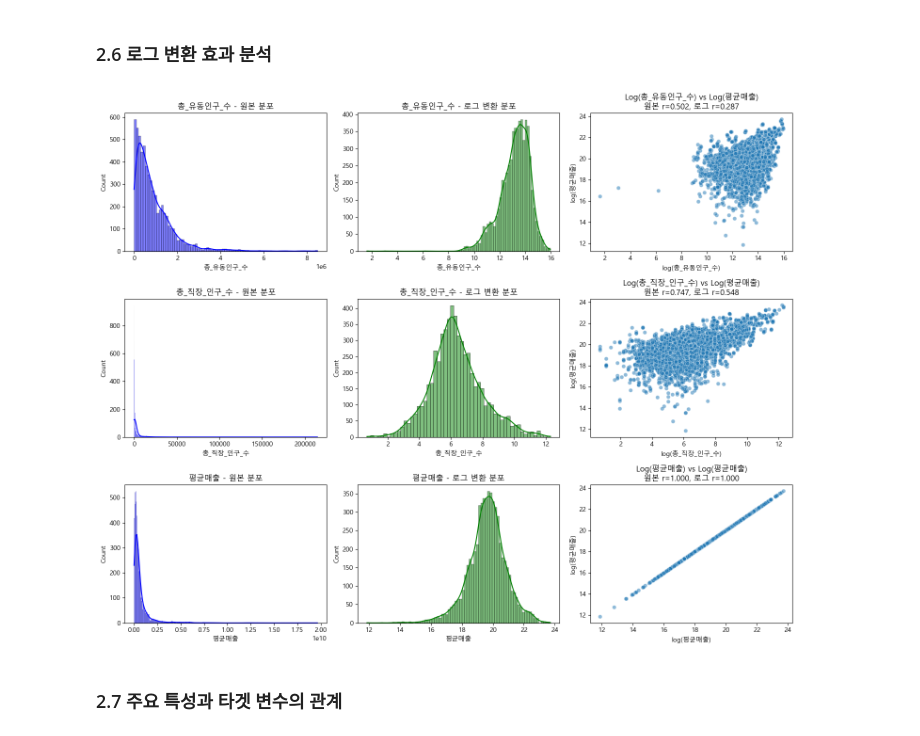
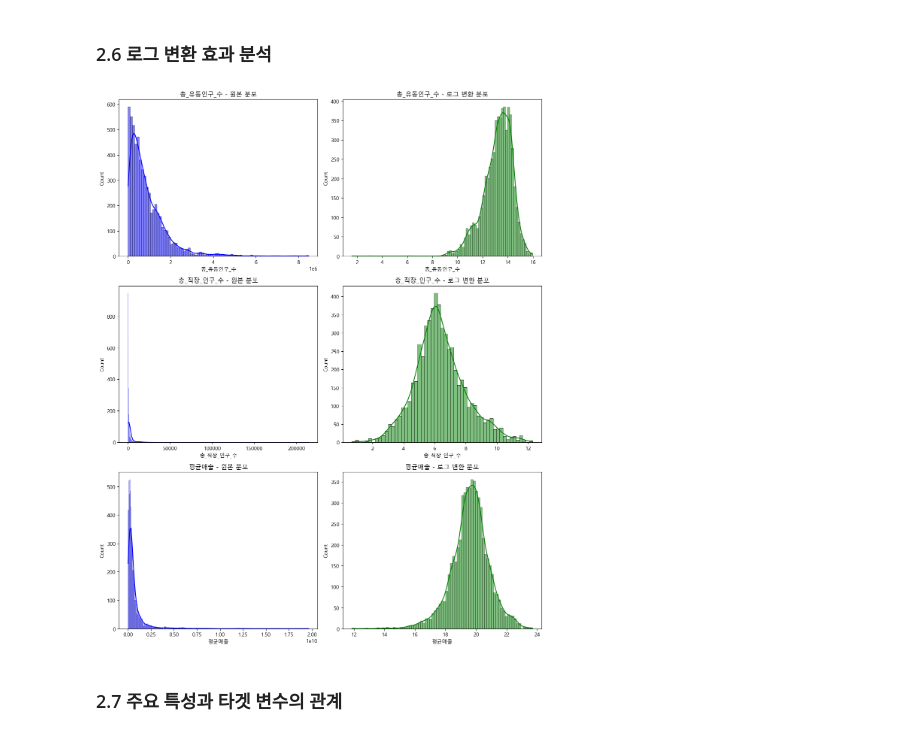
Before and after one commit to itsjulianjeong/supervised_team_project, a Jupyter notebook: seoul_restaurant_sales_prediction_refactored.ipynb, the cells around one changed output. Saved outputs shown, nothing was run; the diff lists cells and outputs as text; code cells hidden in the pictures.

```diff
--- a/seoul_restaurant_sales_prediction_refactored.ipynb
+++ b/seoul_restaurant_sales_prediction_refactored.ipynb
@@ -532,44 +532,28 @@ plt.show()
 ### 2.6 로그 변환 효과 분석
 # %%
 # 주요 특성들에 대한 로그 변환 전/후 비교 시각화
-plt.figure(figsize=(15, 12))
+plt.figure(figsize=(18, 15))
 
 # 변환 대상 특성 선택
 transformation_features = ['총_유동인구_수', '총_직장_인구_수', '평균매출']
 
 for i, feature in enumerate(transformation_features):
     # 1. 원본 데이터 분포
     plt.subplot(len(transformation_features), 3, i*3+1)
     sns.histplot(feature_engineering_df[feature], kde=True, color='blue')
     plt.title(f'{feature} - 원본 분포')
 
     # 2. 로그 변환 분포
     plt.subplot(len(transformation_features), 3, i*3+2)
     log_data = np.log1p(feature_engineering_df[feature])
     sns.histplot(log_data, kde=True, color='green')
     plt.title(f'{feature} - 로그 변환 분포')
 
-    # 3. 변환 전후 타겟 상관관계 비교
-    plt.subplot(len(transformation_features), 3, i*3+3)
-
-    # 원본 데이터 상관계수 계산
-    orig_corr = feature_engineering_df[feature].corr(feature_engineering_df['평균매출'])
-    # 로그 변환 데이터 상관계수 계산
-    log_corr = np.log1p(feature_engineering_df[feature]).corr(np.log1p(feature_engineering_df['평균매출']))
-
-    # 로그-로그 스케일 산점도 (일반적으로 더 선형적 관계를 보임)
-    sns.scatterplot(x=np.log1p(feature_engineering_df[feature]),
-                   y=np.log1p(feature_engineering_df['평균매출']),
-                   alpha=0.5)
-    plt.title(f'Log({feature}) vs Log(평균매출)\n원본 r={orig_corr:.3f}, 로그 r={log_corr:.3f}')
-    plt.xlabel(f'log({feature})')
-    plt.ylabel('log(평균매출)')
-
 plt.tight_layout()
 plt.savefig('plots/log_transformation_effect.png', dpi=300, bbox_inches='tight')
 plt.show()
 # %% [output]
-[figure, old version]
+[figure, new version]
 # %% [markdown]
 ### 2.7 주요 특성과 타겟 변수의 관계
 # %%
```
Also changed, not shown: parts of 5 cells of this notebook.
